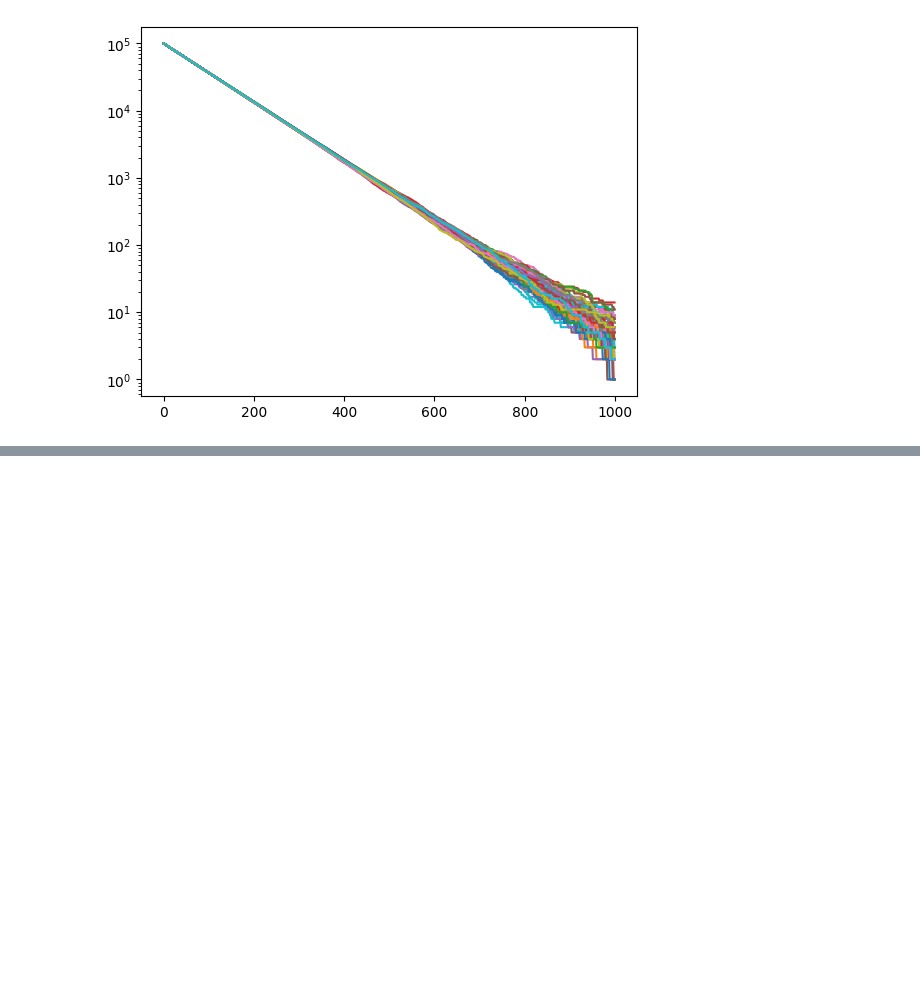
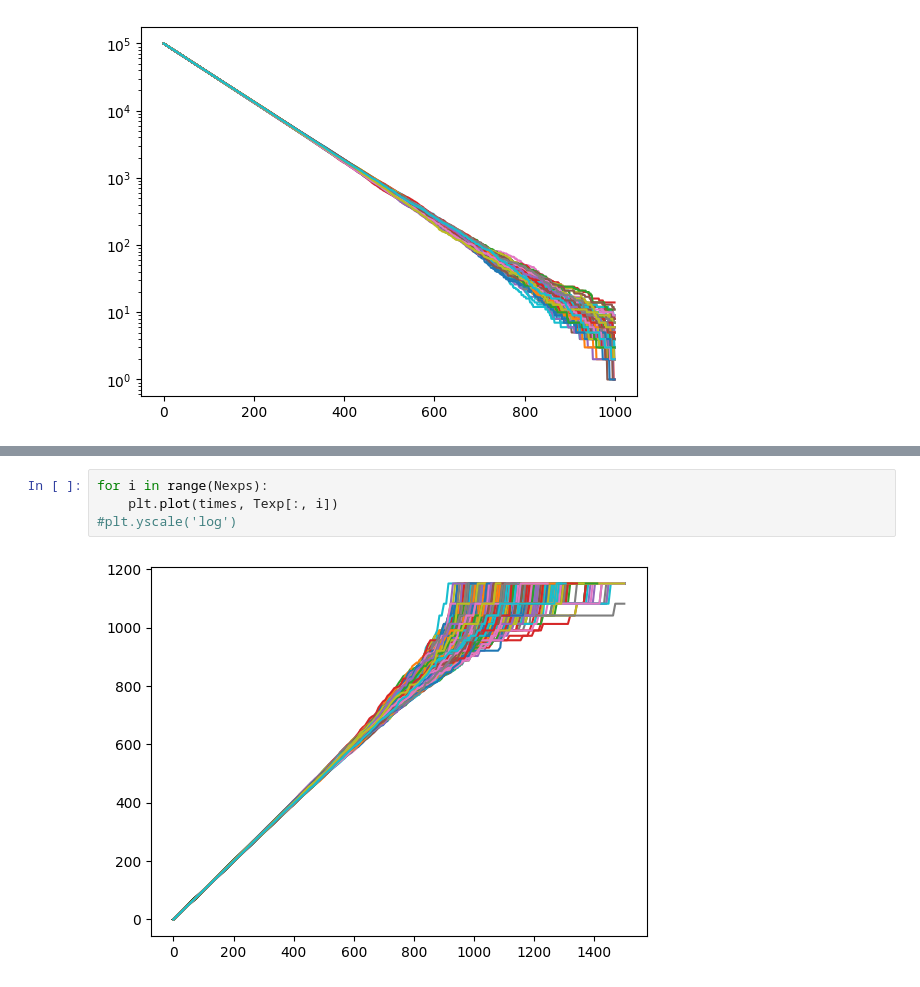
Before and after one commit to moises-santillan/MathematicalBiology, a Jupyter notebook: code/Python/ExponentialDecay.ipynb, the cells around one changed output, grey strips where cells are left out. Saved outputs shown, nothing was run; the diff lists cells and outputs as text; blank space fills up the shorter version.

```diff
--- a/code/Python/ExponentialDecay.ipynb
+++ b/code/Python/ExponentialDecay.ipynb
@@ -135,0 +140,6 @@ plt.yscale('log')
+# %%
+for i in range(Nexps):
+    plt.plot(times, Texp[:, i])
+#plt.yscale('log')
+# %% [output]
+[figure, added]
```
Also changed, not shown: parts of 6 cells of this notebook, 1 other file.
